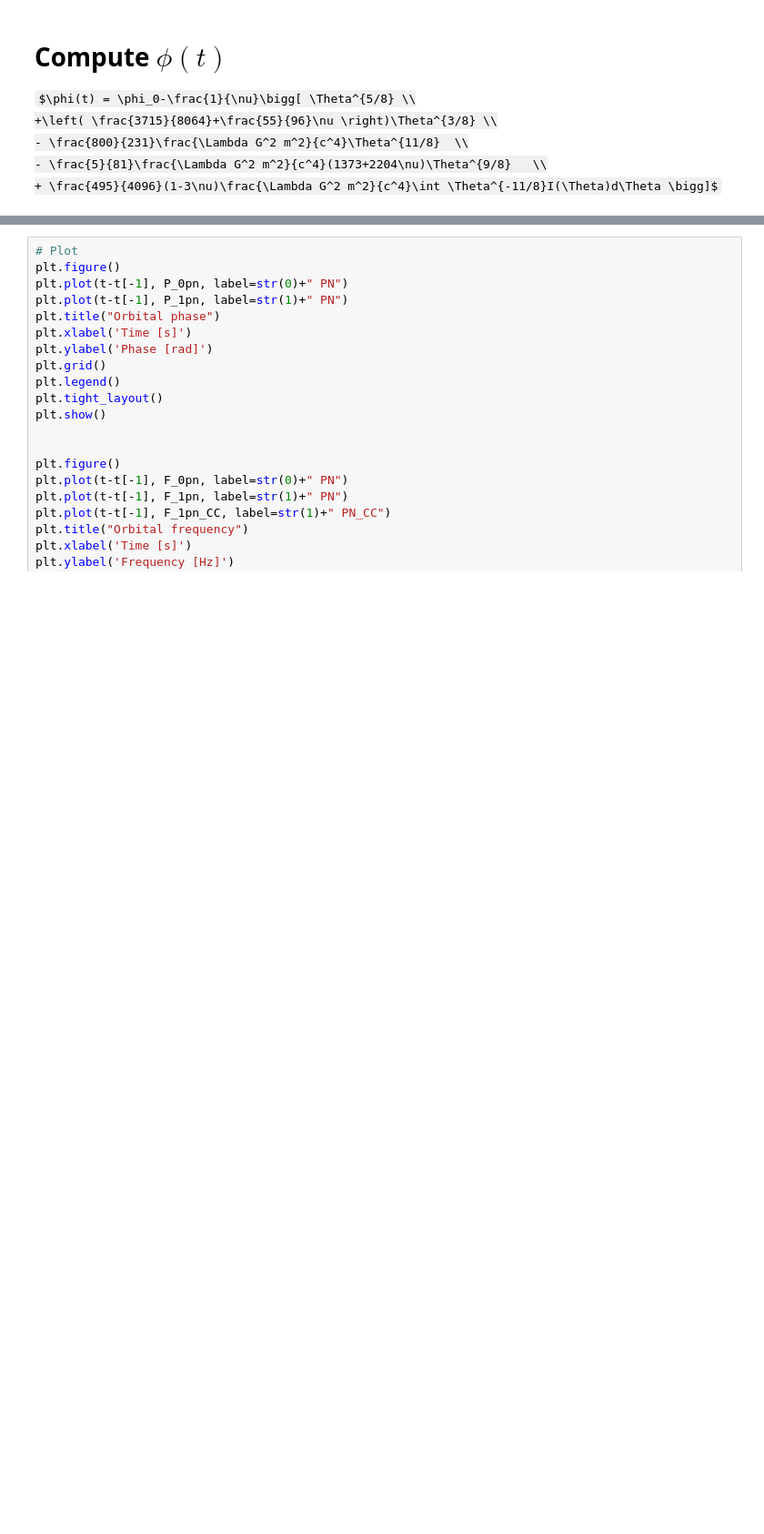
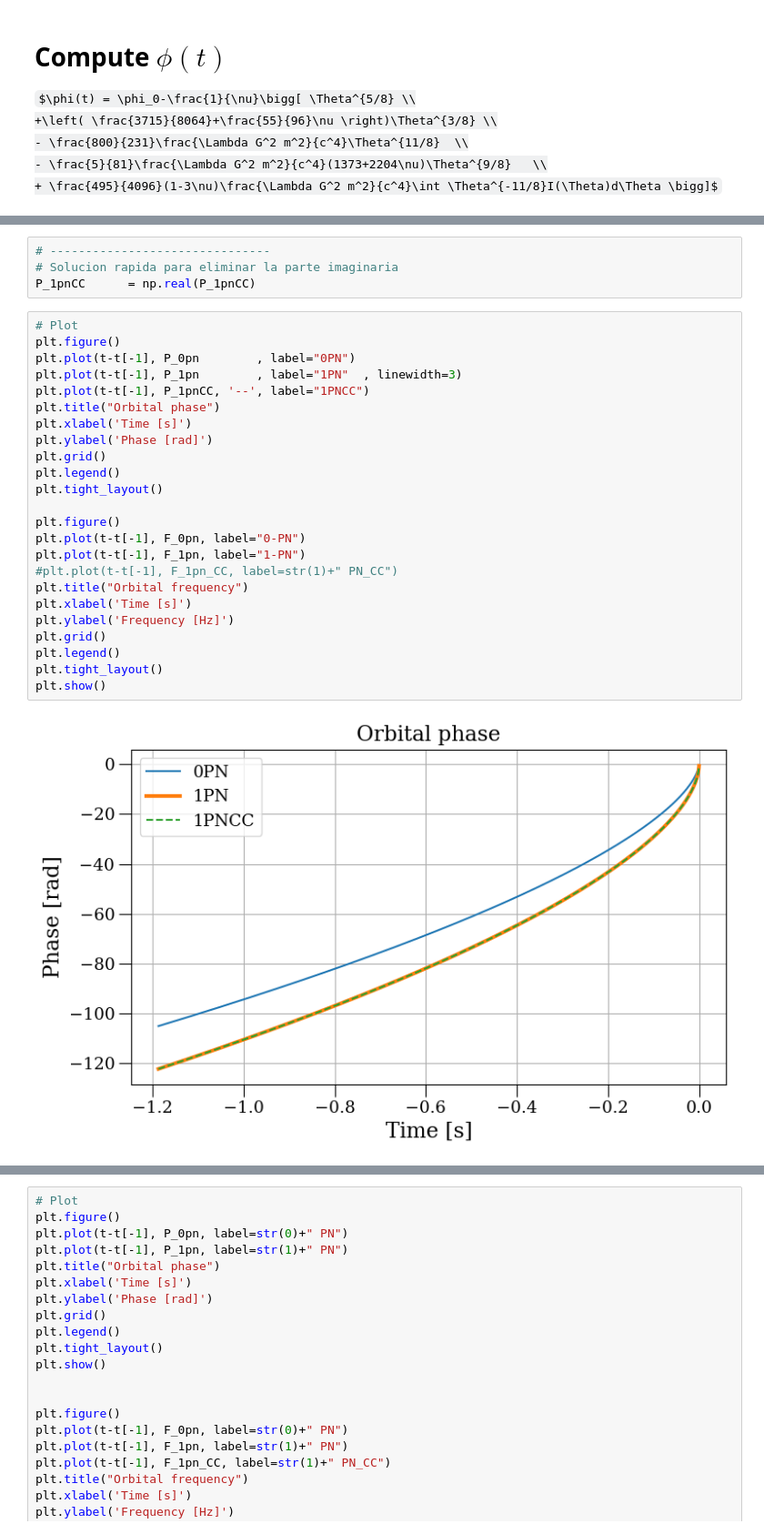
Before and after one commit to javiermao/ToolboxPostNewtonian, a Jupyter notebook: PruebasCCosmo_v3_Mauricio.ipynb, the cells around one changed output, grey strips where cells are left out. Shown: that part at 91% size. Saved outputs shown, nothing was run; the diff lists cells and outputs as text; some formulas as TeX source; blank space fills up the shorter version.

Commit message:
equation phase

```diff
--- a/PruebasCCosmo_v3_Mauricio.ipynb
+++ b/PruebasCCosmo_v3_Mauricio.ipynb
@@ -273,0 +321,30 @@ $\phi(t) = \phi_0-\frac{1}{\nu}\bigg[ \Theta^{5/8} \\
+# %%
+# -------------------------------
+# Solucion rapida para eliminar la parte imaginaria
+P_1pnCC      = np.real(P_1pnCC)
+# %%
+# Plot
+plt.figure()
+plt.plot(t-t[-1], P_0pn        , label="0PN")
+plt.plot(t-t[-1], P_1pn        , label="1PN"  , linewidth=3)
+plt.plot(t-t[-1], P_1pnCC, '--', label="1PNCC")
+plt.title("Orbital phase")
+plt.xlabel('Time [s]')
+plt.ylabel('Phase [rad]')
+plt.grid()
+plt.legend()
+plt.tight_layout()
+
+plt.figure()
+plt.plot(t-t[-1], F_0pn, label="0-PN")
+plt.plot(t-t[-1], F_1pn, label="1-PN")
+#plt.plot(t-t[-1], F_1pn_CC, label=str(1)+" PN_CC")
+plt.title("Orbital frequency")
+plt.xlabel('Time [s]')
+plt.ylabel('Frequency [Hz]')
+plt.grid()
+plt.legend()
+plt.tight_layout()
+plt.show()
+# %% [output]
+[figure, added]
```
Also changed, not shown: parts of 7 cells of this notebook.
